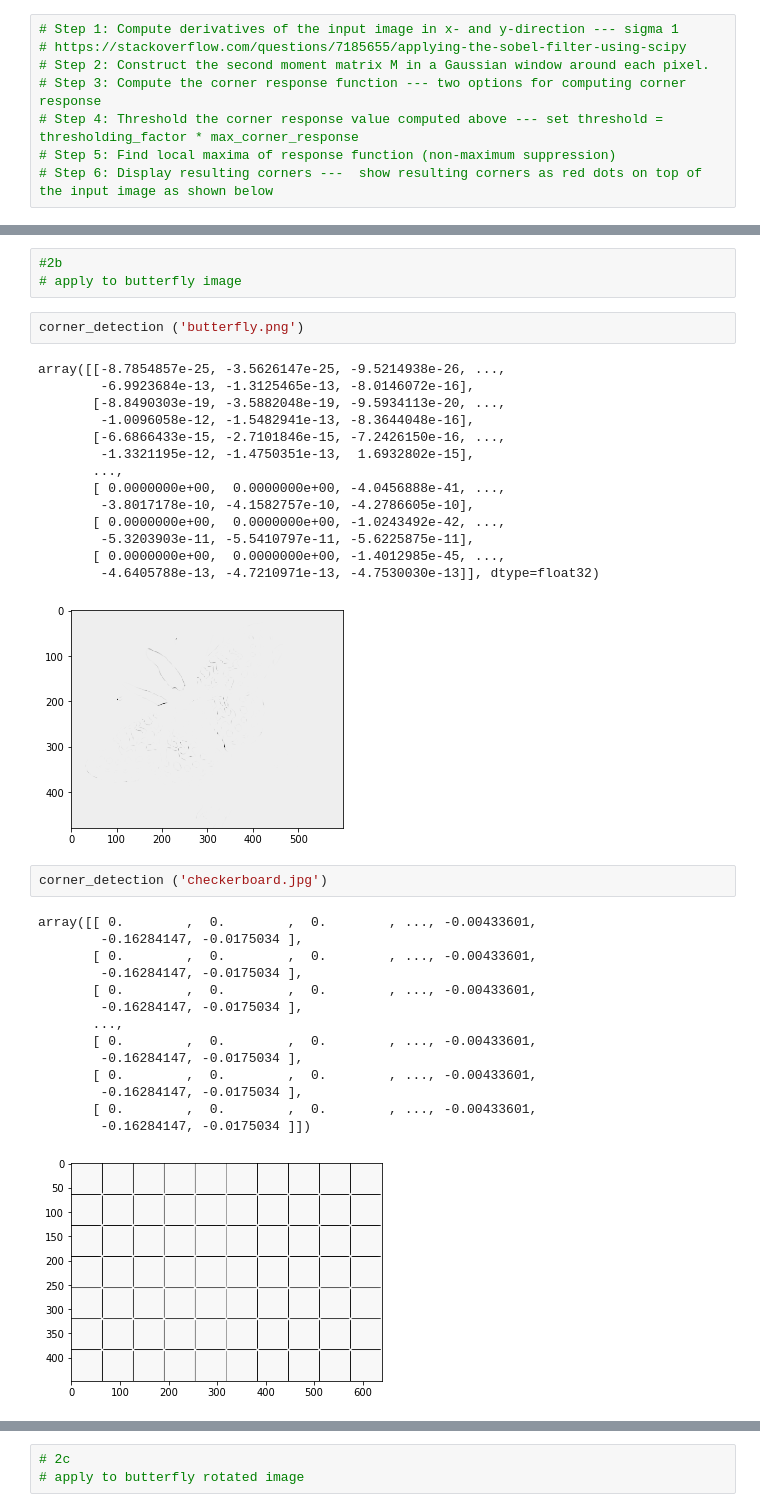
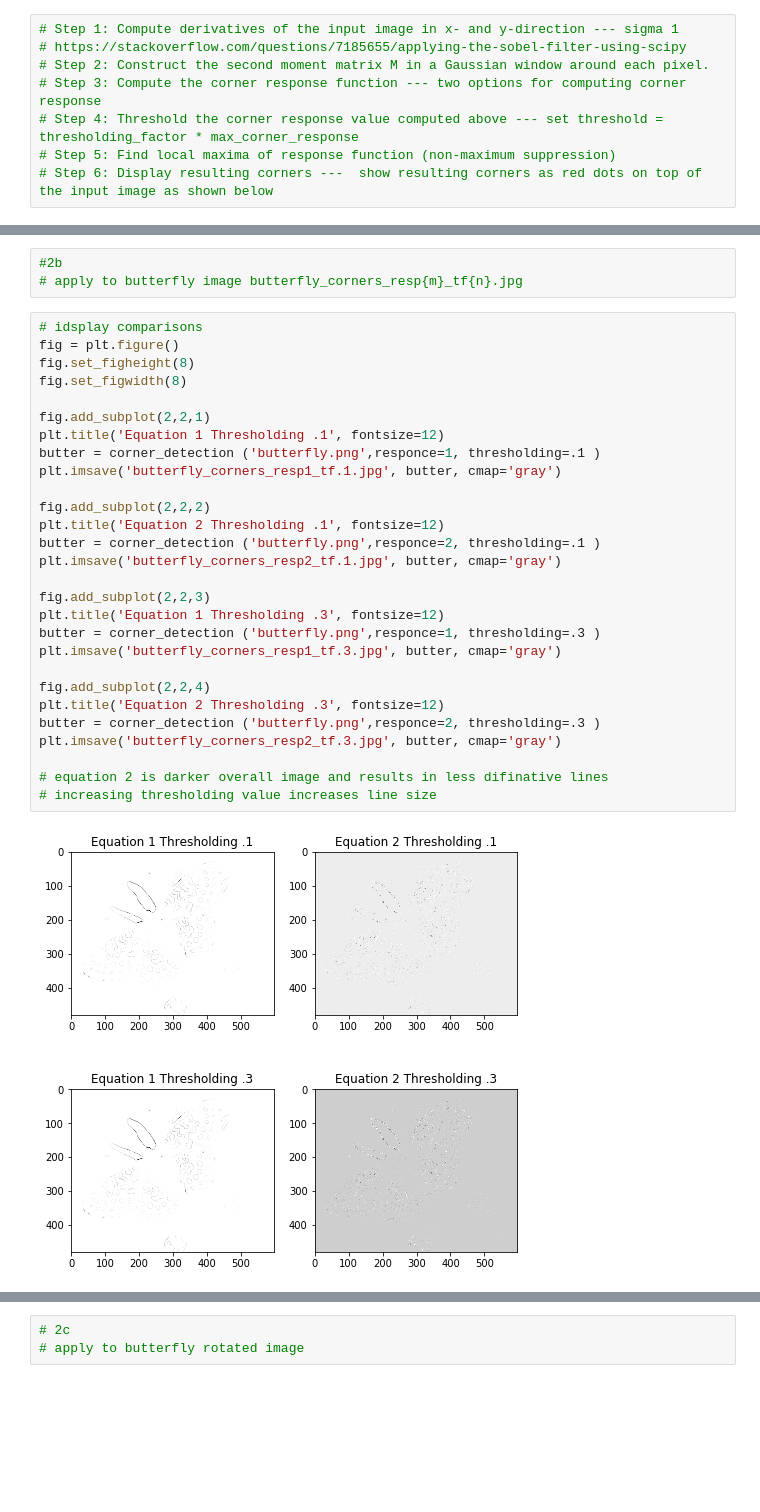
Before and after one commit to neezcha/483H3, a Jupyter notebook: 483H3.ipynb, the cells around one changed output, grey strips where cells are left out. Cells and saved outputs as stored; diff of their text form; blank space fills up the shorter version.

```diff
--- a/483H3.ipynb
+++ b/483H3.ipynb
@@ -276,37 +298,33 @@ def corner_detection (image, *args, **kwargs):
 # %%
 #2b
-# apply to butterfly image
+# apply to butterfly image butterfly_corners_resp{m}_tf{n}.jpg
-# %%
-corner_detection ('butterfly.png')
-# %% [output]
-array([[-8.7854857e-25, -3.5626147e-25, -9.5214938e-26, ...,
-        -6.9923684e-13, -1.3125465e-13, -8.0146072e-16],
-       [-8.8490303e-19, -3.5882048e-19, -9.5934113e-20, ...,
-        -1.0096058e-12, -1.5482941e-13, -8.3644048e-16],
-       [-6.6866433e-15, -2.7101846e-15, -7.2426150e-16, ...,
-        -1.3321195e-12, -1.4750351e-13,  1.6932802e-15],
-       ...,
-       [ 0.0000000e+00,  0.0000000e+00, -4.0456888e-41, ...,
-        -3.8017178e-10, -4.1582757e-10, -4.2786605e-10],
-       [ 0.0000000e+00,  0.0000000e+00, -1.0243492e-42, ...,
-        -5.3203903e-11, -5.5410797e-11, -5.6225875e-11],
-       [ 0.0000000e+00,  0.0000000e+00, -1.4012985e-45, ...,
-        -4.6405788e-13, -4.7210971e-13, -4.7530030e-13]], dtype=float32)
-[figure, removed]
-# %%
-corner_detection ('checkerboard.jpg')
-# %% [output]
-array([[ 0.        ,  0.        ,  0.        , ..., -0.00433601,
-        -0.16284147, -0.0175034 ],
-       [ 0.        ,  0.        ,  0.        , ..., -0.00433601,
-        -0.16284147, -0.0175034 ],
-       [ 0.        ,  0.        ,  0.        , ..., -0.00433601,
-        -0.16284147, -0.0175034 ],
-       ...,
-       [ 0.        ,  0.        ,  0.        , ..., -0.00433601,
-        -0.16284147, -0.0175034 ],
-       [ 0.        ,  0.        ,  0.        , ..., -0.00433601,
-        -0.16284147, -0.0175034 ],
-       [ 0.        ,  0.        ,  0.        , ..., -0.00433601,
-        -0.16284147, -0.0175034 ]])
-[figure, removed]
+# %%
+# idsplay comparisons
+fig = plt.figure()
+fig.set_figheight(8)
+fig.set_figwidth(8)
+
+fig.add_subplot(2,2,1)
+plt.title('Equation 1 Thresholding .1', fontsize=12)
+butter = corner_detection ('butterfly.png',responce=1, thresholding=.1 )
+plt.imsave('butterfly_corners_resp1_tf.1.jpg', butter, cmap='gray')
+
+fig.add_subplot(2,2,2)
+plt.title('Equation 2 Thresholding .1', fontsize=12)
+butter = corner_detection ('butterfly.png',responce=2, thresholding=.1 )
+plt.imsave('butterfly_corners_resp2_tf.1.jpg', butter, cmap='gray')
+
+fig.add_subplot(2,2,3)
+plt.title('Equation 1 Thresholding .3', fontsize=12)
+butter = corner_detection ('butterfly.png',responce=1, thresholding=.3 )
+plt.imsave('butterfly_corners_resp1_tf.3.jpg', butter, cmap='gray')
+
+fig.add_subplot(2,2,4)
+plt.title('Equation 2 Thresholding .3', fontsize=12)
+butter = corner_detection ('butterfly.png',responce=2, thresholding=.3 )
+plt.imsave('butterfly_corners_resp2_tf.3.jpg', butter, cmap='gray')
+
+# equation 2 is darker overall image and results in less difinative lines
+# increasing thresholding value increases line size
+# %% [output]
+[figure, added]
```
Also changed, not shown: parts of 2 cells of this notebook, 9 other files.
